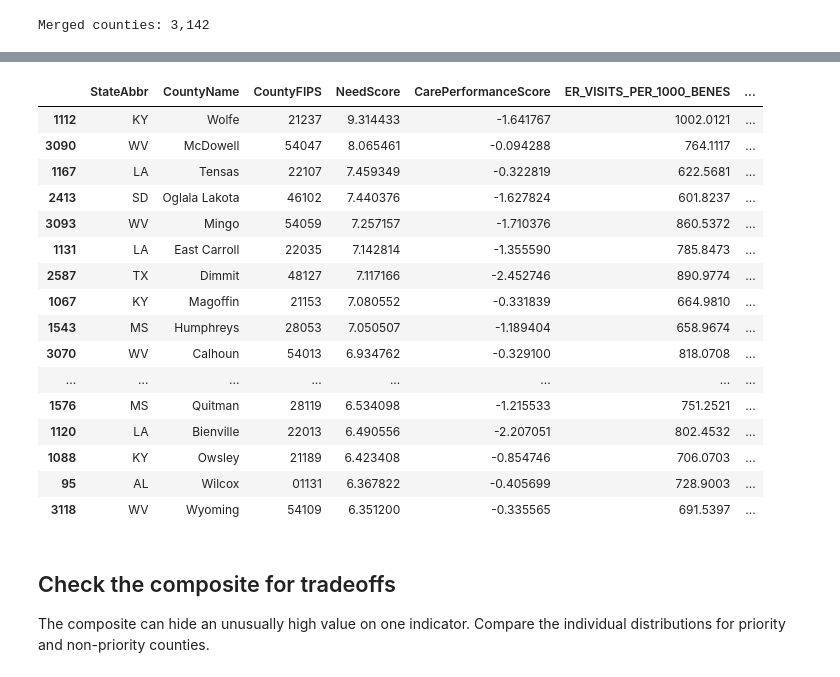
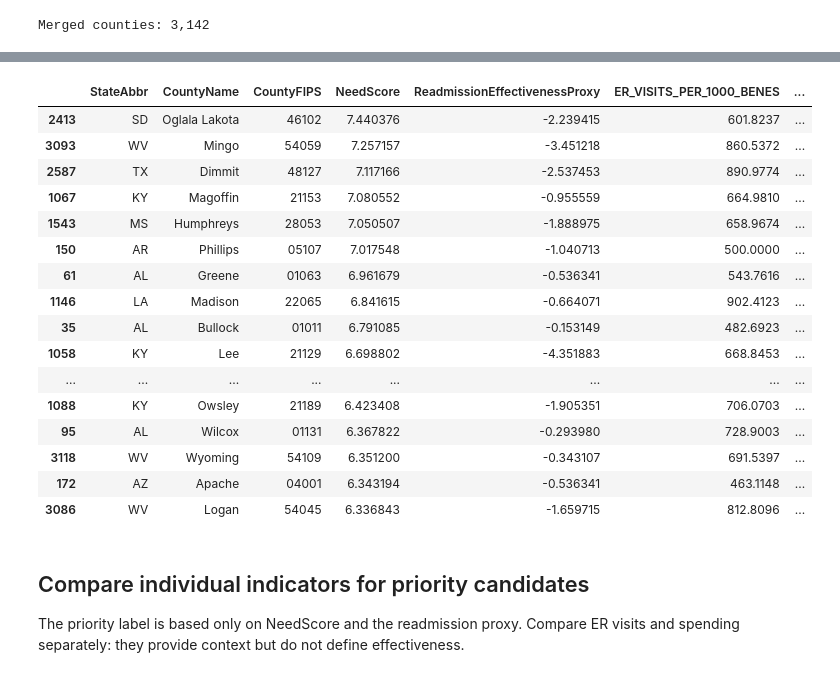
Before and after one commit to jho-code/Portfolio, a Jupyter notebook: projects/healthcare-access/notebooks/04_merge_analysis.ipynb, the cells around one changed output, grey strips where cells are left out. Drawn from its saved outputs; the diff is of its cells as text; code cells hidden in the pictures.

```diff
--- a/projects/healthcare-access/notebooks/04_merge_analysis.ipynb
+++ b/projects/healthcare-access/notebooks/04_merge_analysis.ipynb
@@ -66,10 +68,18 @@ for column in care_indicators:
         score_df[column] - score_df[column].mean()
     ) / score_df[column].std()
 
-score_df["CarePerformanceScore"] = score_df[
+score_df["ReadmissionEffectivenessProxy"] = -score_df["ACUTE_HOSP_READMSN_PCT_z"]
+score_df["ReadmissionErSummary"] = -score_df[
+    ["ACUTE_HOSP_READMSN_PCT_z", "ER_VISITS_PER_1000_BENES_z"]
+].mean(axis=1)
+score_df["ThreeIndicatorSummary"] = -score_df[
     [f"{column}_z" for column in care_indicators]
-].mul(-1).mean(axis=1)
-score_df[["NeedScore", "CarePerformanceScore"]].describe().T
+].mean(axis=1)
+
+score_df[[
+    "NeedScore", "ReadmissionEffectivenessProxy",
+    "ReadmissionErSummary", "ThreeIndicatorSummary",
+]].describe().T
 # %% [output]
 |  | count | mean | std | min | 25% | 50% | 75% | max |
 | NeedScore | 2996.0 | 1.360233e+00 | 2.065968 | -4.492298 | -0.075007 | 1.162341 | 2.866045 | 9.314433 |
@@ -81,20 +93,20 @@ Median cutoffs create a simple interpretation: high-need, lower-performance coun
 # %%
 need_cutoff = score_df["NeedScore"].median()
-performance_cutoff = score_df["CarePerformanceScore"].median()
+performance_cutoff = score_df["ReadmissionEffectivenessProxy"].median()
 
 def assign_quadrant(row):
     high_need = row["NeedScore"] >= need_cutoff
-    high_performance = row["CarePerformanceScore"] >= performance_cutoff
-    if high_need and not high_performance:
-        return "High need / lower performance"
-    if high_need and high_performance:
-        return "High need / higher performance"
-    if not high_need and high_performance:
-        return "Lower need / higher performance"
-    return "Lower need / lower performance"
+    higher_readmission_proxy = row["ReadmissionEffectivenessProxy"] >= performance_cutoff
+    if high_need and not higher_readmission_proxy:
+        return "High need / higher readmissions"
+    if high_need and higher_readmission_proxy:
+        return "High need / lower readmissions"
+    if not high_need and higher_readmission_proxy:
+        return "Lower need / lower readmissions"
+    return "Lower need / higher readmissions"
 
 score_df["Quadrant"] = score_df.apply(assign_quadrant, axis=1)
-score_df["Priority"] = score_df["Quadrant"].eq("High need / lower performance")
+score_df["Priority"] = score_df["Quadrant"].eq("High need / higher readmissions")
 score_df["Quadrant"].value_counts().to_frame("count")
 # %% [output]
 |  | count |
@@ -134,35 +181,35 @@ plt.show()
 # %%
 priority_counties = (
     score_df[score_df["Priority"]]
-    .sort_values(["NeedScore", "CarePerformanceScore"], ascending=[False, True])
+    .sort_values(["NeedScore", "ReadmissionEffectivenessProxy"], ascending=[False, True])
     [[
         "StateAbbr", "CountyName", "CountyFIPS", "NeedScore",
-        "CarePerformanceScore", *care_indicators,
+        "ReadmissionEffectivenessProxy", *care_indicators,
     ]]
 )
 priority_counties.head(20)
 # %% [output]
-|  | StateAbbr | CountyName | CountyFIPS | NeedScore | CarePerformanceScore | ER_VISITS_PER_1000_BENES | ... |
-| 1112 | KY | Wolfe | 21237 | 9.314433 | -1.641767 | 1002.0121 | ... |
-| 3090 | WV | McDowell | 54047 | 8.065461 | -0.094288 | 764.1117 | ... |
-| 1167 | LA | Tensas | 22107 | 7.459349 | -0.322819 | 622.5681 | ... |
-| 2413 | SD | Oglala Lakota | 46102 | 7.440376 | -1.627824 | 601.8237 | ... |
-| 3093 | WV | Mingo | 54059 | 7.257157 | -1.710376 | 860.5372 | ... |
-| 1131 | LA | East Carroll | 22035 | 7.142814 | -1.355590 | 785.8473 | ... |
-| 2587 | TX | Dimmit | 48127 | 7.117166 | -2.452746 | 890.9774 | ... |
-| 1067 | KY | Magoffin | 21153 | 7.080552 | -0.331839 | 664.9810 | ... |
-| 1543 | MS | Humphreys | 28053 | 7.050507 | -1.189404 | 658.9674 | ... |
-| 3070 | WV | Calhoun | 54013 | 6.934762 | -0.329100 | 818.0708 | ... |
+|  | StateAbbr | CountyName | CountyFIPS | NeedScore | ReadmissionEffectivenessProxy | ER_VISITS_PER_1000_BENES | ... |
+| 2413 | SD | Oglala Lakota | 46102 | 7.440376 | -2.239415 | 601.8237 | ... |
+| 3093 | WV | Mingo | 54059 | 7.257157 | -3.451218 | 860.5372 | ... |
+| 2587 | TX | Dimmit | 48127 | 7.117166 | -2.537453 | 890.9774 | ... |
+| 1067 | KY | Magoffin | 21153 | 7.080552 | -0.955559 | 664.9810 | ... |
+| 1543 | MS | Humphreys | 28053 | 7.050507 | -1.888975 | 658.9674 | ... |
+| 150 | AR | Phillips | 05107 | 7.017548 | -1.040713 | 500.0000 | ... |
+| 61 | AL | Greene | 01063 | 6.961679 | -0.536341 | 543.7616 | ... |
+| 1146 | LA | Madison | 22065 | 6.841615 | -0.664071 | 902.4123 | ... |
+| 35 | AL | Bullock | 01011 | 6.791085 | -0.153149 | 482.6923 | ... |
+| 1058 | KY | Lee | 21129 | 6.698802 | -4.351883 | 668.8453 | ... |
 | ... | ... | ... | ... | ... | ... | ... | ... |
-| 1576 | MS | Quitman | 28119 | 6.534098 | -1.215533 | 751.2521 | ... |
-| 1120 | LA | Bienville | 22013 | 6.490556 | -2.207051 | 802.4532 | ... |
-| 1088 | KY | Owsley | 21189 | 6.423408 | -0.854746 | 706.0703 | ... |
-| 95 | AL | Wilcox | 01131 | 6.367822 | -0.405699 | 728.9003 | ... |
-| 3118 | WV | Wyoming | 54109 | 6.351200 | -0.335565 | 691.5397 | ... |
+| 1088 | KY | Owsley | 21189 | 6.423408 | -1.905351 | 706.0703 | ... |
+| 95 | AL | Wilcox | 01131 | 6.367822 | -0.293980 | 728.9003 | ... |
+| 3118 | WV | Wyoming | 54109 | 6.351200 | -0.343107 | 691.5397 | ... |
+| 172 | AZ | Apache | 04001 | 6.343194 | -0.536341 | 463.1148 | ... |
+| 3086 | WV | Logan | 54045 | 6.336843 | -1.659715 | 812.8096 | ... |
 # %% [markdown]
-## Check the composite for tradeoffs
+## Compare individual indicators for priority candidates
 
-The composite can hide an unusually high value on one indicator. Compare the individual distributions for priority and non-priority counties.
+The priority label is based only on NeedScore and the readmission proxy. Compare ER visits and spending separately: they provide context but do not define effectiveness.
 # %%
 fig, axes = plt.subplots(1, 3, figsize=(15, 4))
 for ax, column in zip(axes, care_indicators):
```
Also changed, not shown: parts of 12 cells of this notebook, 1 other file.
